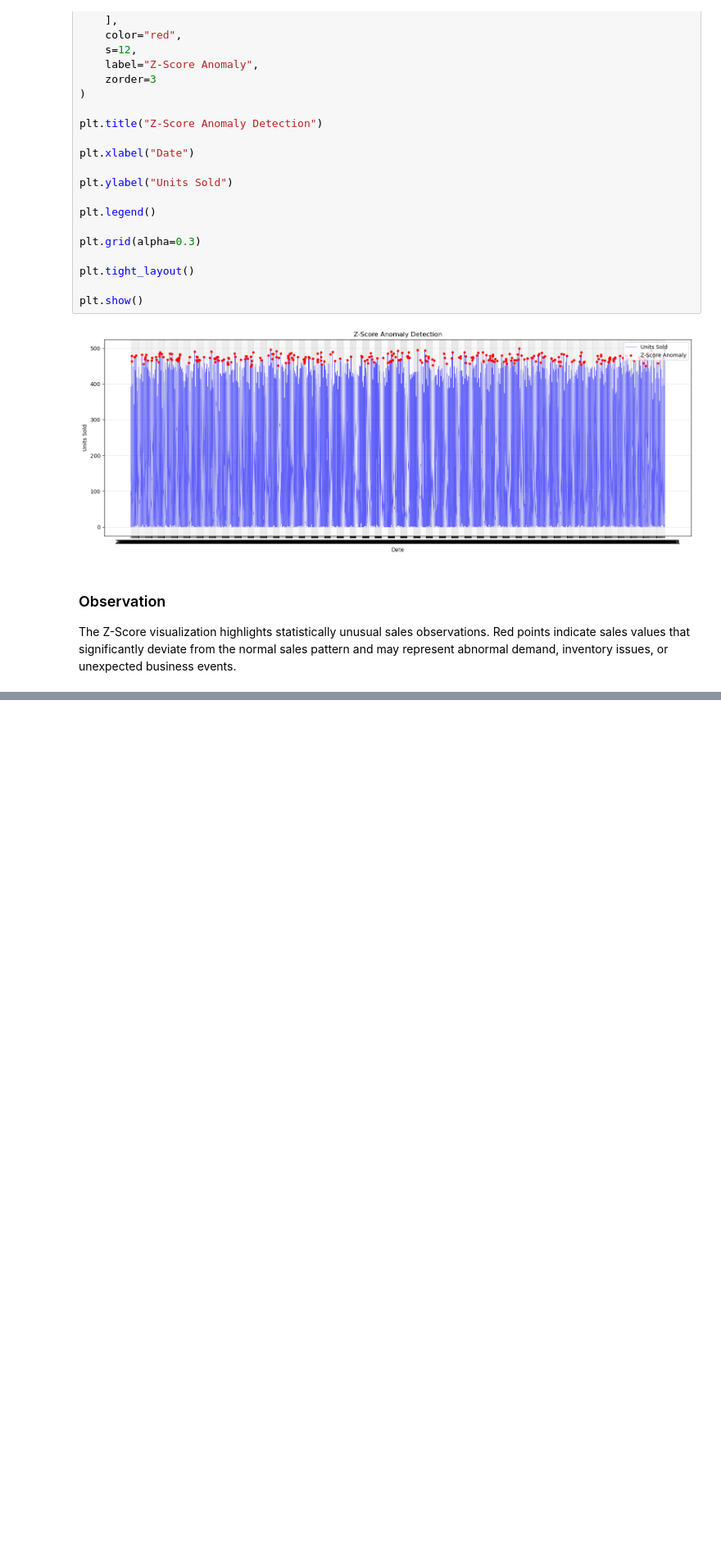
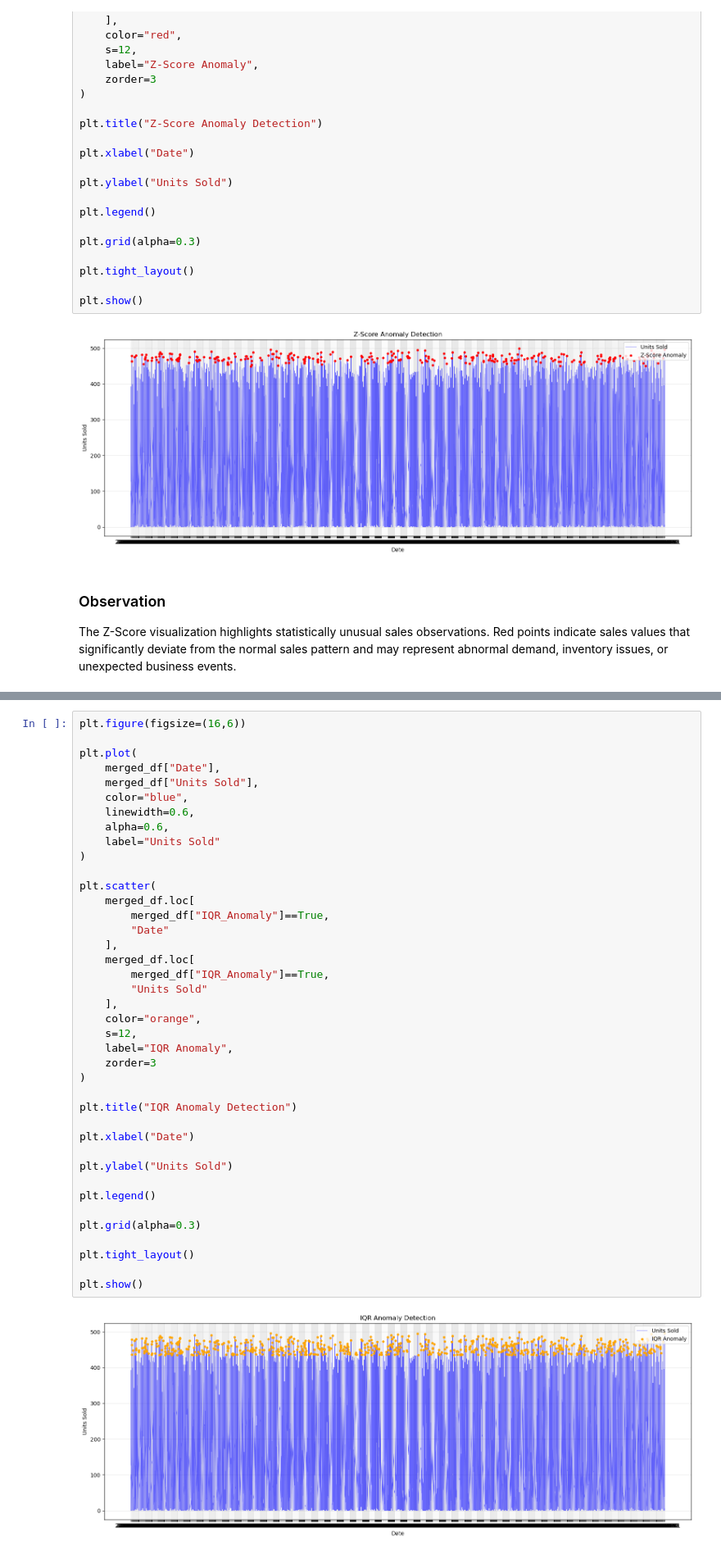
Before and after one commit to dharani-malla/Supply-Chain-Analytics-Demand-Forecasting-Anamoly-Detection, a Jupyter notebook: Week2_Visualization_Validation_Business_Analysis.ipynb, the cells around one changed output, grey strips where cells are left out. Shown at 82% size. Cells and saved outputs as stored; diff of their text form; blank space fills up the shorter version.

Commit message:
Visualize IQR Anomalies
Implemented IQR anomaly visualization using a time-series graph. Highlighted observations outside the interquartile range and documented key findings for anomaly analysis.

```diff
--- a/Week2_Visualization_Validation_Business_Analysis.ipynb
+++ b/Week2_Visualization_Validation_Business_Analysis.ipynb
@@ -146,0 +151,42 @@ The Z-Score visualization highlights statistically unusual sales observations. R
+# %%
+plt.figure(figsize=(16,6))
+
+plt.plot(
+    merged_df["Date"],
+    merged_df["Units Sold"],
+    color="blue",
+    linewidth=0.6,
+    alpha=0.6,
+    label="Units Sold"
+)
+
+plt.scatter(
+    merged_df.loc[
+        merged_df["IQR_Anomaly"]==True,
+        "Date"
+    ],
+    merged_df.loc[
+        merged_df["IQR_Anomaly"]==True,
+        "Units Sold"
+    ],
+    color="orange",
+    s=12,
+    label="IQR Anomaly",
+    zorder=3
+)
+
+plt.title("IQR Anomaly Detection")
+
+plt.xlabel("Date")
+
+plt.ylabel("Units Sold")
+
+plt.legend()
+
+plt.grid(alpha=0.3)
+
+plt.tight_layout()
+
+plt.show()
+# %% [output]
+[figure, added]
```
Also changed, not shown: parts of 2 cells of this notebook.
